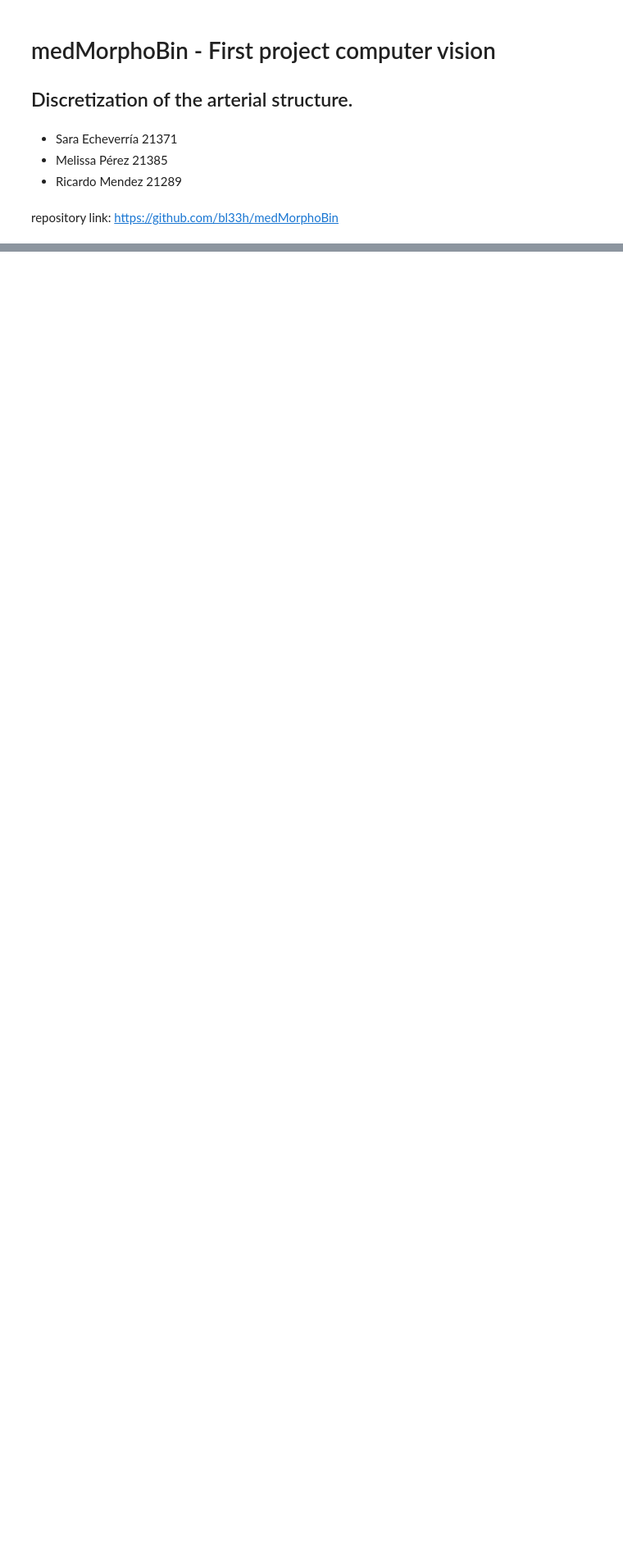
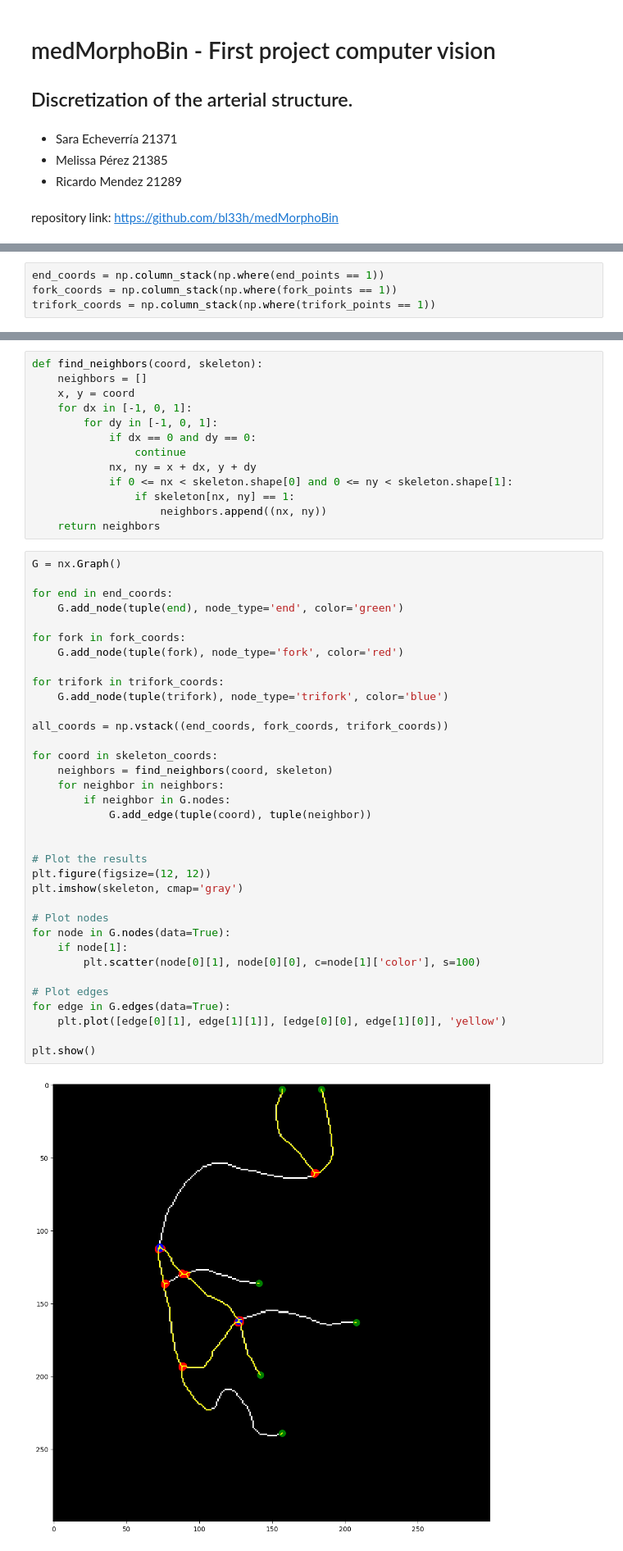
Before and after one commit to bl33h/medMorphoBin, a Jupyter notebook: src/SecondProblem.ipynb, the cells around one changed output, grey strips where cells are left out. Shown: that part at 82% size. Drawn from its saved outputs; the diff is of its cells as text; blank space fills up the shorter version.

Commit message:
Up to greens, blues and reds with some edges

```diff
--- a/src/SecondProblem.ipynb
+++ b/src/SecondProblem.ipynb
@@ -25,0 +94,4 @@ plt.show()
+# %%
+end_coords = np.column_stack(np.where(end_points == 1))
+fork_coords = np.column_stack(np.where(fork_points == 1))
+trifork_coords = np.column_stack(np.where(trifork_points == 1))
@@ -25,0 +108,50 @@ plt.show()
+# %%
+def find_neighbors(coord, skeleton):
+    neighbors = []
+    x, y = coord
+    for dx in [-1, 0, 1]:
+        for dy in [-1, 0, 1]:
+            if dx == 0 and dy == 0:
+                continue
+            nx, ny = x + dx, y + dy
+            if 0 <= nx < skeleton.shape[0] and 0 <= ny < skeleton.shape[1]:
+                if skeleton[nx, ny] == 1:
+                    neighbors.append((nx, ny))
+    return neighbors
+# %%
+G = nx.Graph()
+
+for end in end_coords:
+    G.add_node(tuple(end), node_type='end', color='green')
+
+for fork in fork_coords:
+    G.add_node(tuple(fork), node_type='fork', color='red')
+
+for trifork in trifork_coords:
+    G.add_node(tuple(trifork), node_type='trifork', color='blue')
+
+all_coords = np.vstack((end_coords, fork_coords, trifork_coords))
+
+for coord in skeleton_coords:
+    neighbors = find_neighbors(coord, skeleton)
+    for neighbor in neighbors:
+        if neighbor in G.nodes:
+            G.add_edge(tuple(coord), tuple(neighbor))
+
+
+# Plot the results
+plt.figure(figsize=(12, 12))
+plt.imshow(skeleton, cmap='gray')
+
+# Plot nodes
+for node in G.nodes(data=True):
+    if node[1]:
+        plt.scatter(node[0][1], node[0][0], c=node[1]['color'], s=100)
+
+# Plot edges
+for edge in G.edges(data=True):
+    plt.plot([edge[0][1], edge[1][1]], [edge[0][0], edge[1][0]], 'yellow')
+
+plt.show()
+# %% [output]
+[figure, added]
```
Also changed, not shown: parts of 4 cells of this notebook, 3 other files.
